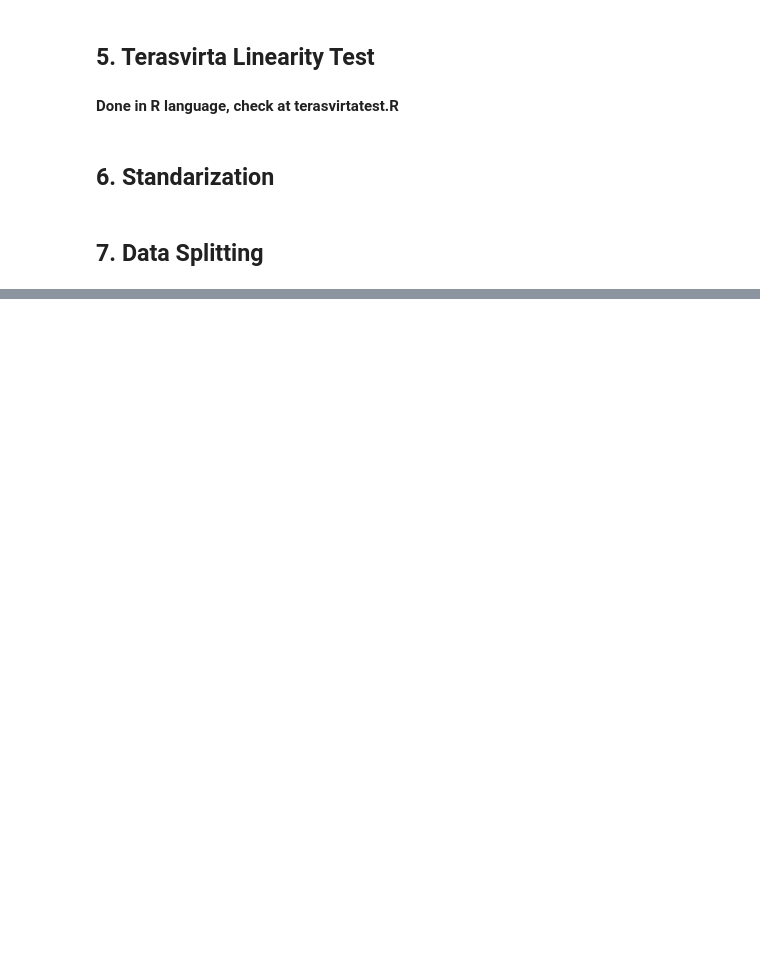
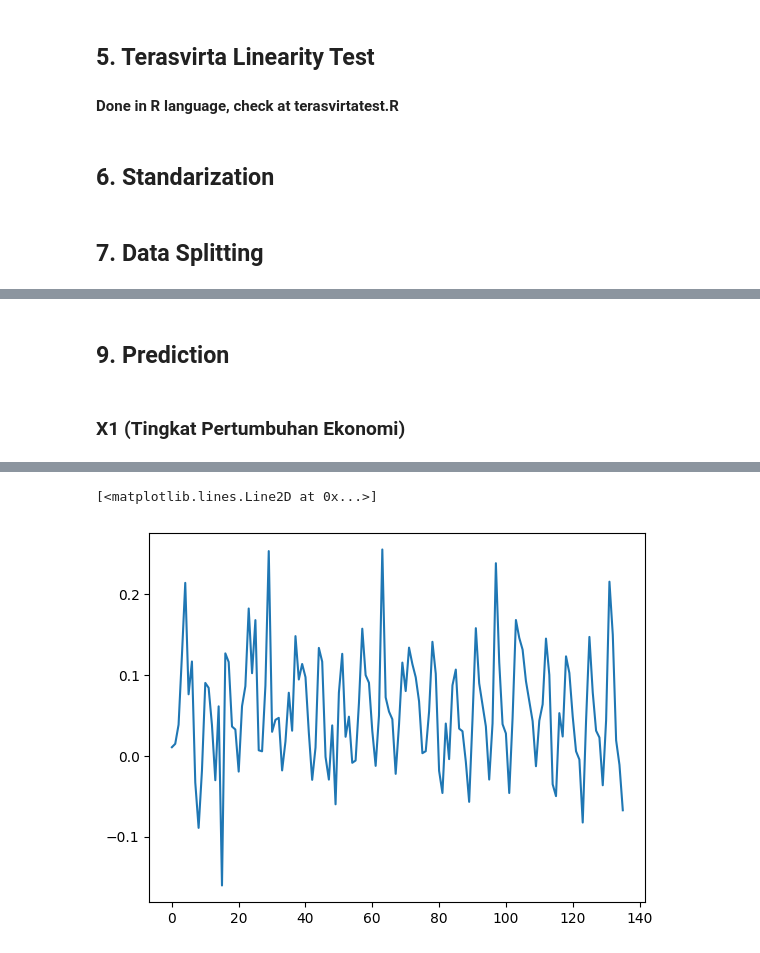
Before and after one commit to SherlockJr13/sherlock-final-project, a Jupyter notebook: predictor_model.ipynb, the cells around one changed output, grey strips where cells are left out. Cells and saved outputs as stored; diff of their text form; code cells hidden in the pictures; blank space fills up the shorter version.

Commit message:
refining model and prediction output. modelling and predictiing done.

```diff
--- a/predictor_model.ipynb
+++ b/predictor_model.ipynb
@@ -70,9 +133,11 @@ from sklearn.preprocessing import MinMaxScaler
 def standardize_data(data):
     scaler = MinMaxScaler(feature_range=(-1,1))
     data_norm = scaler.fit_transform(data)
-    return data_norm
+    return data_norm, scaler
 
-data_norm = standardize_data(data)
+x1_norm, x1_scaler = standardize_data(data_ar[:,0].reshape(-1,1))
+x2_norm, x2_scaler = standardize_data(data_ar[:,1].reshape(-1,1))
+x3_norm, x3_scaler = standardize_data(data_ar[:,2].reshape(-1,1))
 # %% [markdown]
 ## 7. Data Splitting
 # %%
@@ -359,3 +424,40 @@ Epoch 1/100
 ... (8 outputs left out)
 # %%
 model_sum.to_excel('model_train_sumary.xlsx')
+# %% [markdown]
+## 9. Prediction
+# %%
+modelx1 = tf.keras.models.load_model('model_x1/model_18.h5')
+modelx2 = tf.keras.models.load_model('model_x2/model_19.h5')
+modelx3 = tf.keras.models.load_model('model_19.h5')
+# %% [markdown]
+### X1 (Tingkat Pertumbuhan Ekonomi)
+# %%
+initial_input_data = x1_norm[-34:,].reshape(1, -1)
+
+# Number of future data points to predict
+num_predictions = 136
+
+# Placeholder for the predictions
+predictions = []
+
+# Initial input
+current_input = initial_input_data
+
+for _ in range(num_predictions):
+    # Predict the next data point
+    next_pred = modelx1.predict(current_input)
+
+    # Append the prediction to the predictions list
+    predictions.append(next_pred.squeeze())
+
+    # Update the current input data for the next prediction
+    # Drop the oldest point and append the new prediction
+    current_input = np.append(current_input[:, 1:], next_pred, axis=1)
+
+# Convert the list of predictions to a NumPy array
+x1predictions = np.array(predictions)
+
+print(x1predictions)
+plt.plot(x1predictions)
+# %% [output]
@@ -361,0 +481,2 @@ model_sum.to_excel('model_train_sumary.xlsx')
+[<matplotlib.lines.Line2D at 0x...>]
+[figure, added]
```
Also changed, not shown: parts of 20 cells of this notebook.
